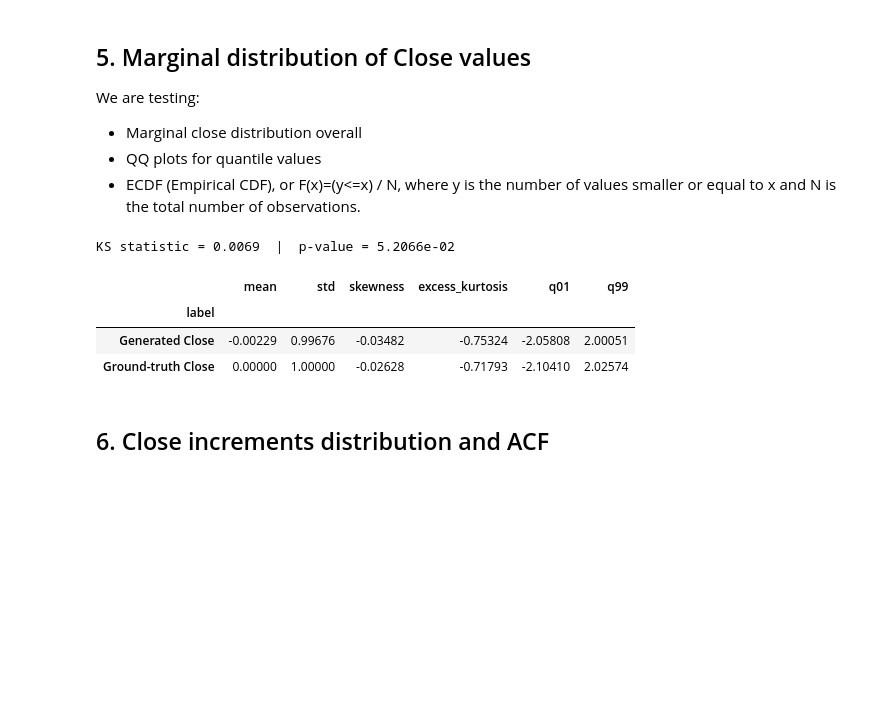
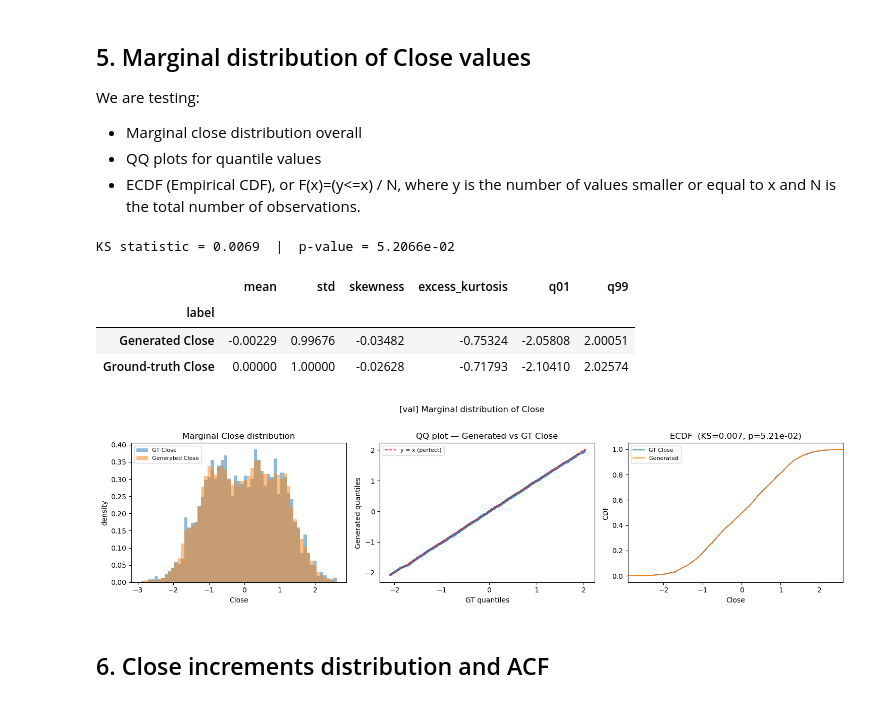
Before and after one commit to GiacomoNegri/Master-Thesis, a Jupyter notebook: notebooks/OHLC_conditional_csv_analysis.ipynb, the cells around one changed output. Saved outputs shown, nothing was run; the diff lists cells and outputs as text; code cells hidden in the pictures; blank space fills up the shorter version.

```diff
--- a/notebooks/OHLC_conditional_csv_analysis.ipynb
+++ b/notebooks/OHLC_conditional_csv_analysis.ipynb
@@ -293,34 +305,36 @@ ax = axes[0]
 ax.hist(gt_flat,  bins=bins, density=True, alpha=0.5, label="GT Close",        color="tab:blue")
 ax.hist(gen_flat, bins=bins, density=True, alpha=0.5, label="Generated Close", color="tab:orange")
 ax.set_title("Marginal Close distribution")
 ax.set_xlabel("Close"); ax.set_ylabel("density"); ax.legend(fontsize=8)
 
 ax = axes[1]
 q_gt  = np.quantile(gt_flat,  probs)
 q_gen = np.quantile(gen_flat, probs)
 ax.scatter(q_gt, q_gen, s=4, alpha=0.5, color="steelblue")
 lims = [min(q_gt.min(), q_gen.min()), max(q_gt.max(), q_gen.max())]
 ax.plot(lims, lims, "r--", lw=1.2, label="y = x (perfect)")
 ax.set_title("QQ plot — Generated vs GT Close")
 ax.set_xlabel("GT quantiles"); ax.set_ylabel("Generated quantiles"); ax.legend(fontsize=8)
 
 ax = axes[2]
 for vals, label, color in [(gt_flat, "GT Close", "tab:blue"), (gen_flat, "Generated", "tab:orange")]:
     s = np.sort(vals)
     ax.plot(s, np.arange(1, len(s) + 1) / len(s), label=label, lw=1.2)
 ax.set_xlim(lo, hi)
 ax.set_title(f"ECDF  (KS={ks_stat:.3f}, p={ks_p:.2e})")
 ax.set_xlabel("Close"); ax.set_ylabel("CDF"); ax.legend(fontsize=8)
 
 plt.suptitle(f"[{ANALYSIS_SPLIT}] Marginal distribution of Close", y=1.02)
 plt.tight_layout()
-plt.show()
+display(fig)
+plt.close(fig)
 # %% [output]
 KS statistic = 0.0069  |  p-value = 5.2066e-02
 |  | mean | std | skewness | excess_kurtosis | q01 | q99 |
 | label |  |  |  |  |  |  |
 | Generated Close | -0.00229 | 0.99676 | -0.03482 | -0.75324 | -2.05808 | 2.00051 |
 | Ground-truth Close | 0.00000 | 1.00000 | -0.02628 | -0.71793 | -2.10410 | 2.02574 |
+[figure, added]
 # %% [markdown]
 ## 6. Close increments distribution and ACF
 # %%
```
Also changed, not shown: parts of 11 cells of this notebook, 1 other file.
